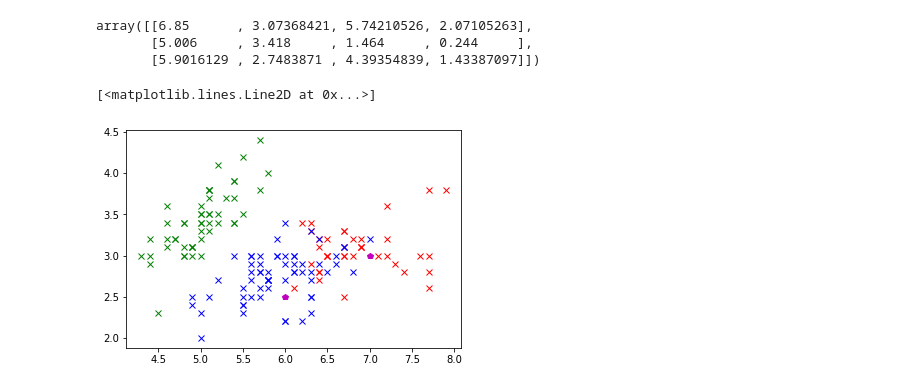
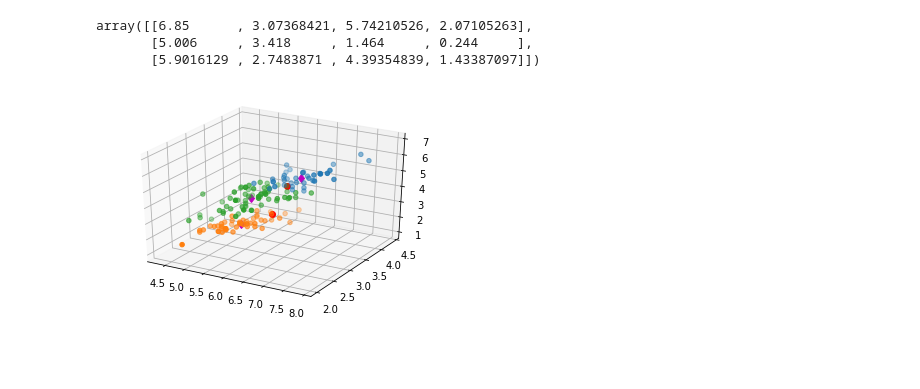
Before and after one commit to AntoMoore/Emerging-Technology-Assessments, a Jupyter notebook: Iris-k-means.ipynb, the cells around one changed output. Drawn from its saved outputs; the diff is of its cells as text; code cells hidden in the pictures; blank space fills up the shorter version.

Commit message:
cleaned up task3 conclusion, added 4d and 3d graphs to task4

```diff
--- a/Iris-k-means.ipynb
+++ b/Iris-k-means.ipynb
@@ -34,6 +73,8 @@ array([1, 1, 1, 1, 1, 1, 1, 1, 1, 1, 1, 1, 1, 1, 1, 1, 1, 1, 1, 1, 1, 1,
 # %%
 # add two new points and predict cluster
-newVals = np.array([[7, 3, 6, 2], [6, 2.5, 4.5, 1.5]])
+newVals = np.array([[5.4, 3.9, 1.7, 0.4], [6.3, 3.3, 4.7, 1.6]])
+
+# make cluster prediction
 predictions = kmeans.predict(newVals)
 predictions
 # %% [output]
@@ -47,11 +106,19 @@ array([[6.85      , 3.07368421, 5.74210526, 2.07105263],
        [5.006     , 3.418     , 1.464     , 0.244     ],
        [5.9016129 , 2.7483871 , 4.39354839, 1.43387097]])
 # %%
-# plot data set with the new values
-plt.plot(iris_data[kmeans.labels_ == 0][:,0], iris_data[kmeans.labels_ == 0][:,1], 'rx')
-plt.plot(iris_data[kmeans.labels_ == 1][:,0], iris_data[kmeans.labels_ == 1][:,1], 'gx')
-plt.plot(iris_data[kmeans.labels_ == 2][:,0], iris_data[kmeans.labels_ == 2][:,1], 'bx')
-plt.plot(newVals[:,0], newVals[:,1], 'mp')
+# plot data set with new values (added in the center of clusters)
+fig3 = plt.figure()
+ax = fig3.add_subplot(111, projection='3d')
+
+# img = ax.scatter(iris_data[:,0], iris_data[:,1], iris_data[:,2], c=iris_data[:,3], cmap=plt.hot())
+img3 = ax.scatter(iris_data[kmeans.labels_ == 0][:,0], iris_data[kmeans.labels_ == 0][:,1], iris_data[kmeans.labels_ == 0][:,2])# , iris_data[kmeans.labels_ == 0][:,3])#, cmap=plt.hot())
+img3 = ax.scatter(iris_data[kmeans.labels_ == 1][:,0], iris_data[kmeans.labels_ == 1][:,1], iris_data[kmeans.labels_ == 1][:,2])
+img3 = ax.scatter(iris_data[kmeans.labels_ == 2][:,0], iris_data[kmeans.labels_ == 2][:,1], iris_data[kmeans.labels_ == 2][:,2])
+# plot new values 'red circle'
+plt.plot(newVals[:,0], newVals[:,1], newVals[:,2],'ro')
+# plot center points 'magenta diamond'
+plt.plot(cent[:,0], cent[:,1], cent[:,2], 'md')
+
+plt.show()
 # %% [output]
-[<matplotlib.lines.Line2D at 0x...>]
-[figure, old version]
+[figure, new version]
```
Also changed, not shown: parts of 9 cells of this notebook, 2 other files.
